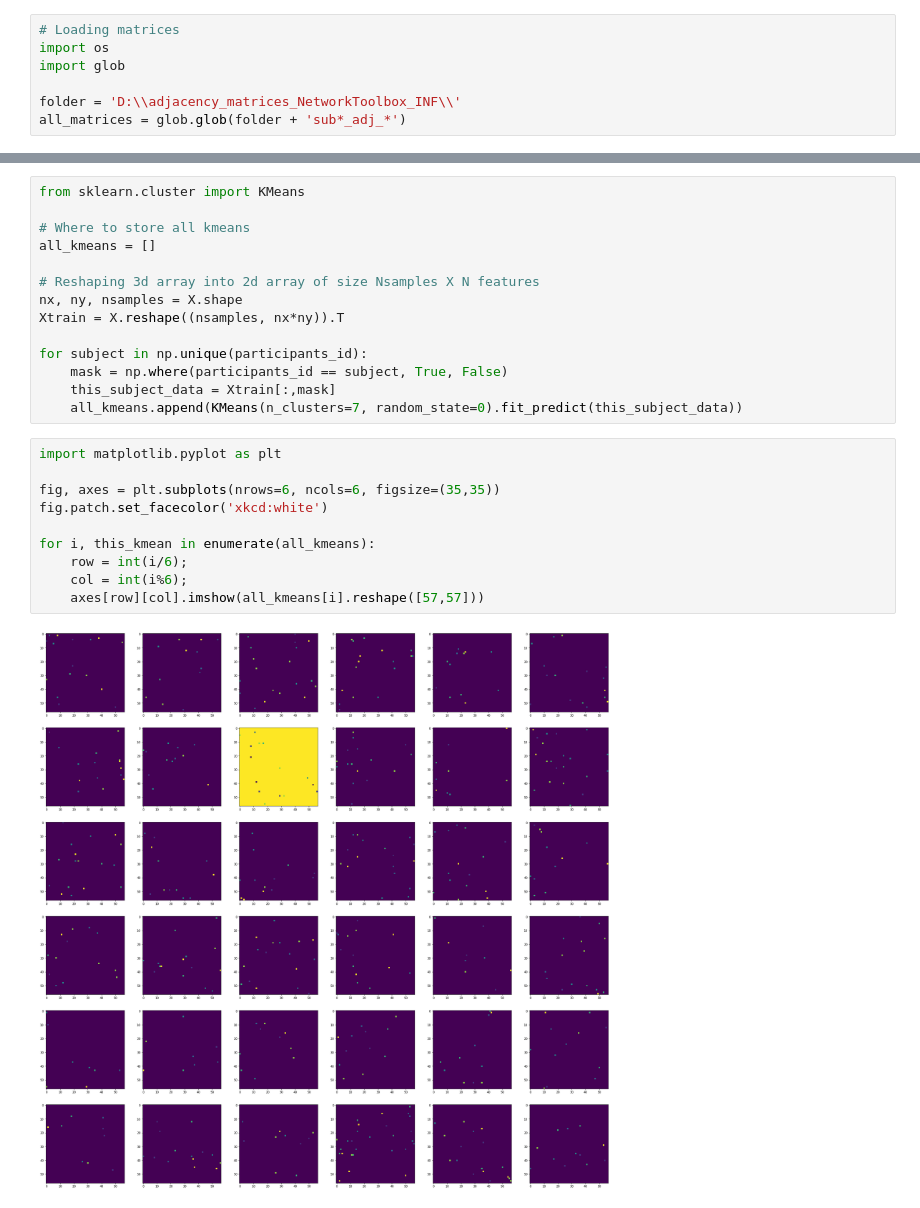
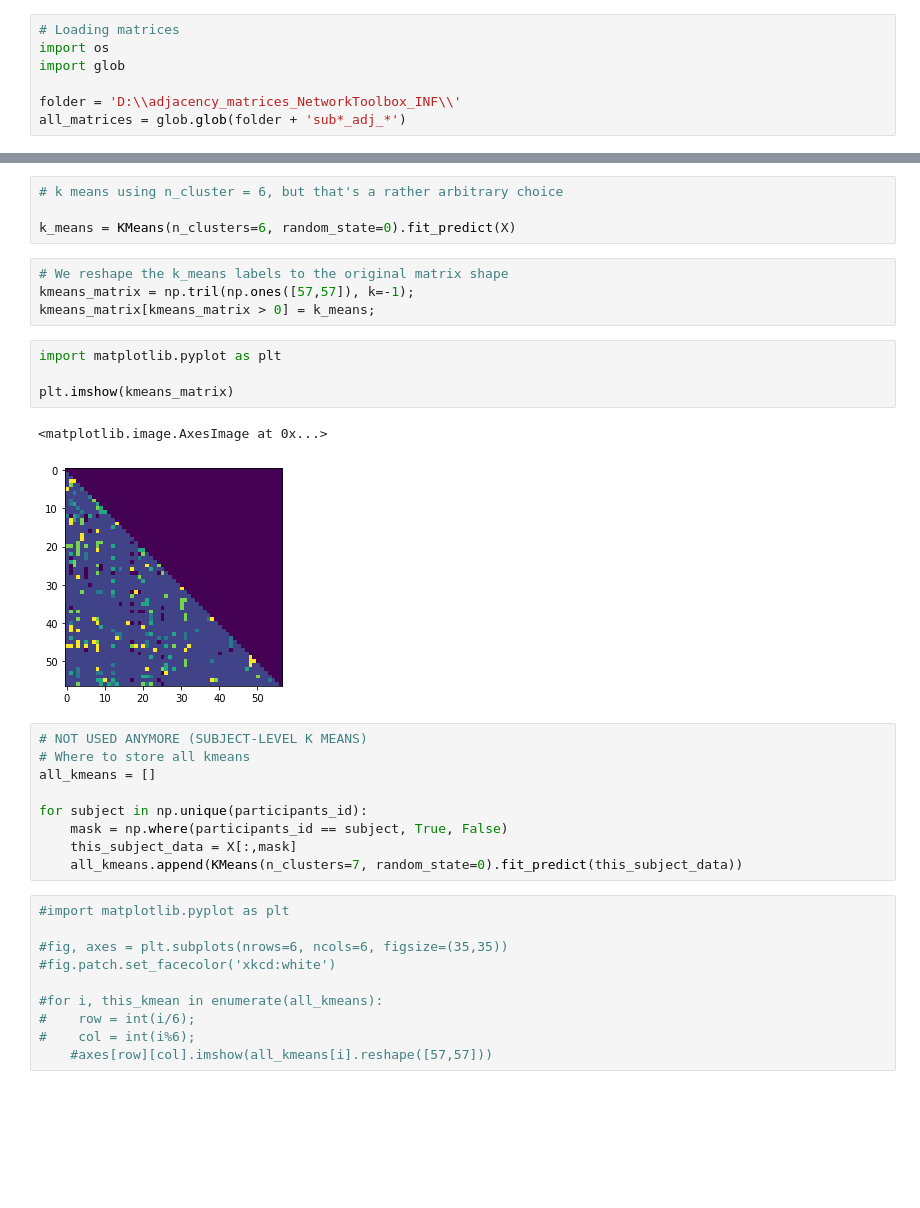
Before and after one commit to davide-aloi/mri_scripts, a Jupyter notebook: utilities/graph-analysis-SaraCal/graph-kmeans.ipynb, the cells around one changed output, grey strips where cells are left out. Cells and saved outputs as stored; diff of their text form; blank space fills up the shorter version.

```diff
--- a/utilities/graph-analysis-SaraCal/graph-kmeans.ipynb
+++ b/utilities/graph-analysis-SaraCal/graph-kmeans.ipynb
@@ -22,26 +49,34 @@ participants_id = list(map(int, participants_id))
+# %%
+# k means using n_cluster = 6, but that's a rather arbitrary choice
+
+k_means = KMeans(n_clusters=6, random_state=0).fit_predict(X)
+# %%
+# We reshape the k_means labels to the original matrix shape
+kmeans_matrix = np.tril(np.ones([57,57]), k=-1);
+kmeans_matrix[kmeans_matrix > 0] = k_means;
+# %%
+import matplotlib.pyplot as plt
+
+plt.imshow(kmeans_matrix)
+# %% [output]
+<matplotlib.image.AxesImage at 0x...>
+[figure, added]
 # %%
-from sklearn.cluster import KMeans
-
+# NOT USED ANYMORE (SUBJECT-LEVEL K MEANS)
 # Where to store all kmeans
 all_kmeans = []
 
-# Reshaping 3d array into 2d array of size Nsamples X N features
-nx, ny, nsamples = X.shape
-Xtrain = X.reshape((nsamples, nx*ny)).T
-
 for subject in np.unique(participants_id):
     mask = np.where(participants_id == subject, True, False)
-    this_subject_data = Xtrain[:,mask]
+    this_subject_data = X[:,mask]
     all_kmeans.append(KMeans(n_clusters=7, random_state=0).fit_predict(this_subject_data))
 # %%
-import matplotlib.pyplot as plt
+#import matplotlib.pyplot as plt
 
-fig, axes = plt.subplots(nrows=6, ncols=6, figsize=(35,35))
-fig.patch.set_facecolor('xkcd:white')
+#fig, axes = plt.subplots(nrows=6, ncols=6, figsize=(35,35))
+#fig.patch.set_facecolor('xkcd:white')
 
-for i, this_kmean in enumerate(all_kmeans):
-    row = int(i/6);
-    col = int(i%6);
-    axes[row][col].imshow(all_kmeans[i].reshape([57,57]))
+#for i, this_kmean in enumerate(all_kmeans):
+#    row = int(i/6);
+#    col = int(i%6);
+    #axes[row][col].imshow(all_kmeans[i].reshape([57,57]))
-# %% [output]
-[figure, removed]
```
Also changed, not shown: parts of 5 cells of this notebook.
